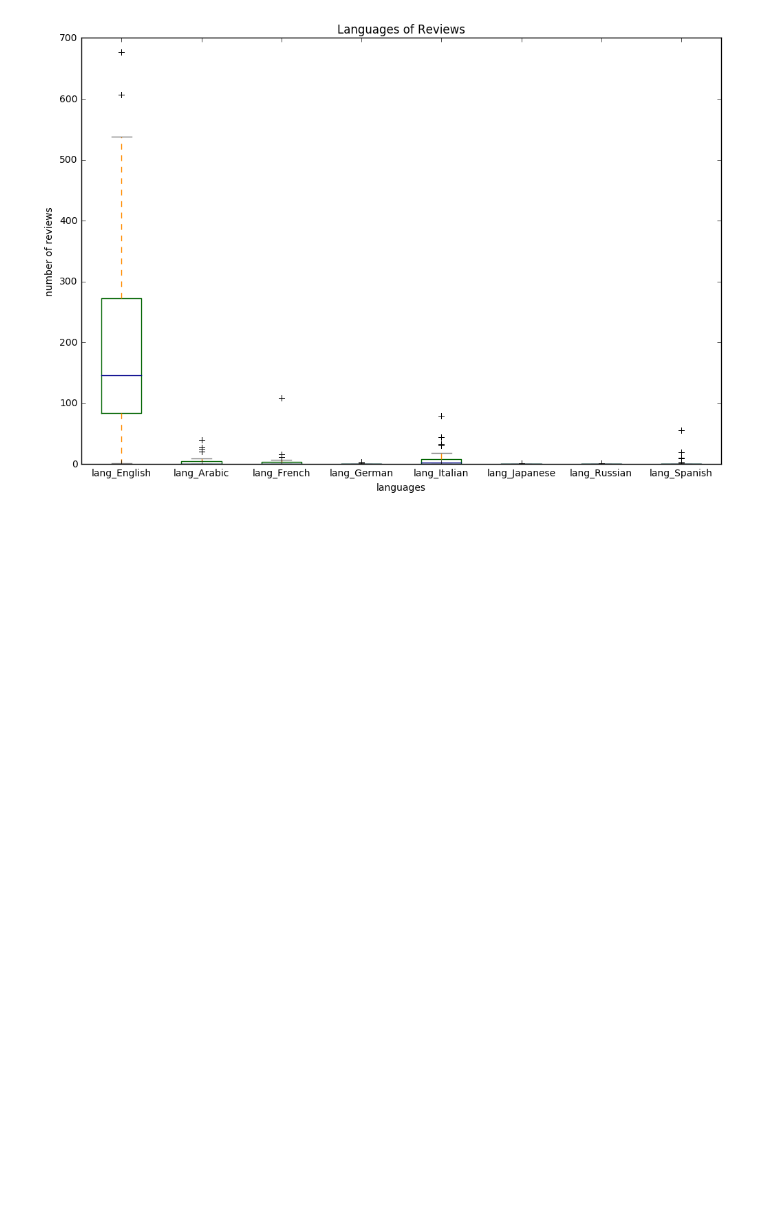
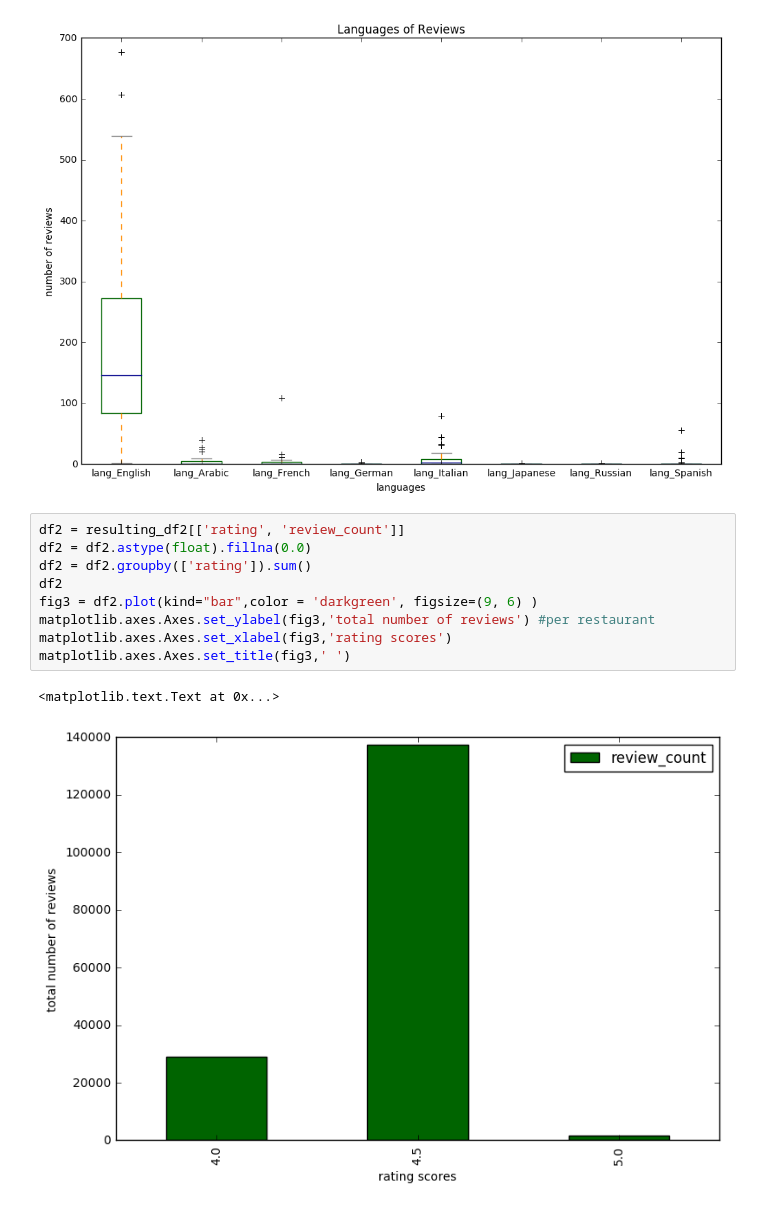
Before and after one commit to ledakaradimou/CS506_FinalProject, a Jupyter notebook: Cat_Boxplots_and_stats.ipynb, the cells around one changed output. Cells and saved outputs as stored; diff of their text form; blank space fills up the shorter version.

Commit message:
bar chart added

```diff
--- a/Cat_Boxplots_and_stats.ipynb
+++ b/Cat_Boxplots_and_stats.ipynb
@@ -303,3 +307,15 @@ matplotlib.axes.Axes.set_title(fig,'Languages of Reviews')
 # %% [output]
 <matplotlib.text.Text at 0x...>
 [figure]
+# %%
+df2 = resulting_df2[['rating', 'review_count']]
+df2 = df2.astype(float).fillna(0.0)
+df2 = df2.groupby(['rating']).sum()
+df2
+fig3 = df2.plot(kind="bar",color = 'darkgreen', figsize=(9, 6) )
+matplotlib.axes.Axes.set_ylabel(fig3,'total number of reviews') #per restaurant
+matplotlib.axes.Axes.set_xlabel(fig3,'rating scores')
+matplotlib.axes.Axes.set_title(fig3,' ')
+# %% [output]
+<matplotlib.text.Text at 0x...>
+[figure, added]
```
Also changed, not shown: parts of 5 cells of this notebook.
